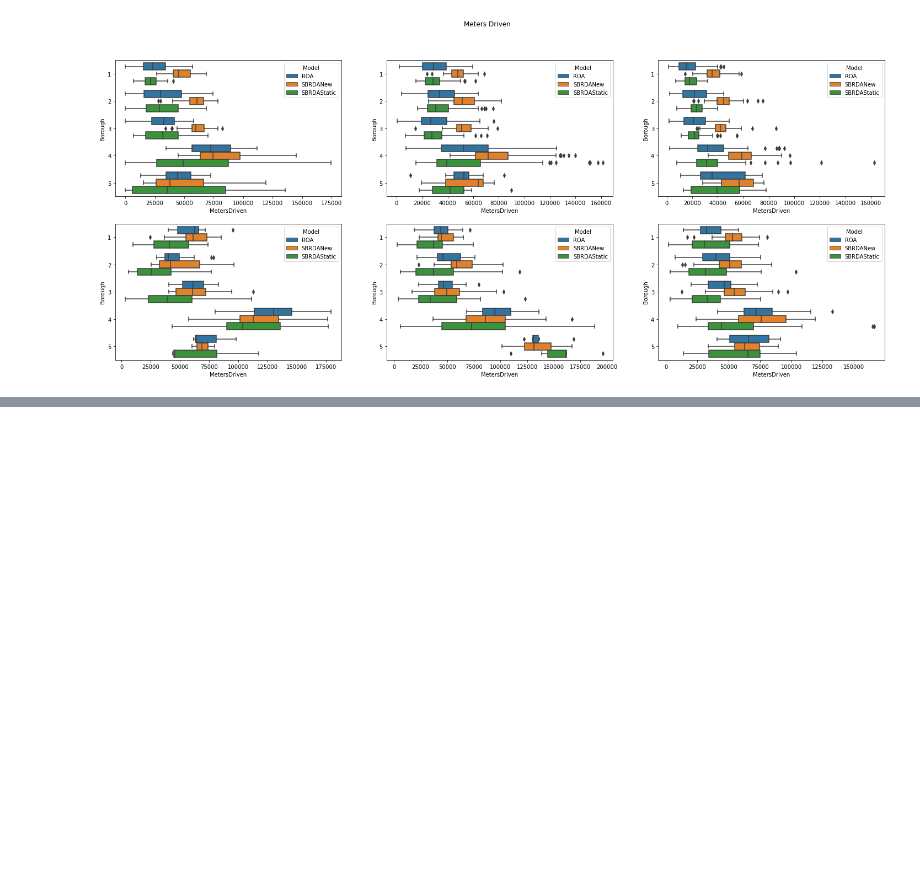
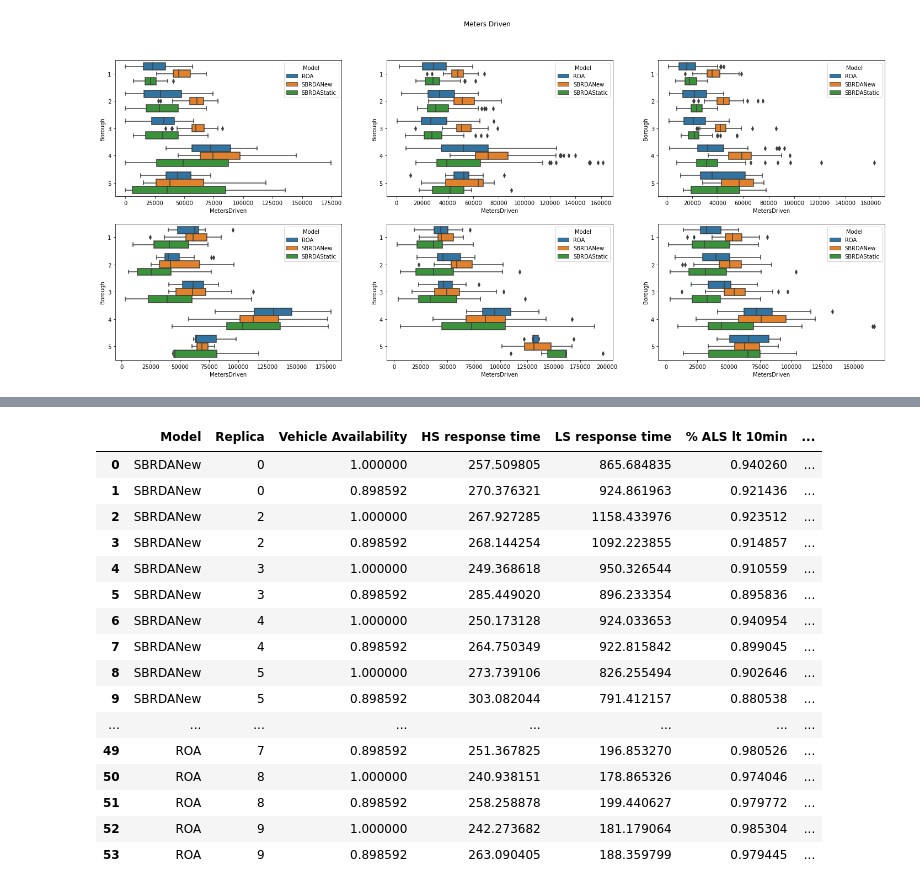
Before and after one commit to yamilbknsu/ems-ny-data, a Jupyter notebook: StatisticsDisplay3.ipynb, the cells around one changed output, grey strips where cells are left out. Drawn from its saved outputs; the diff is of its cells as text; code cells hidden in the pictures; blank space fills up the shorter version.

```diff
--- a/StatisticsDisplay3.ipynb
+++ b/StatisticsDisplay3.ipynb
@@ -213,31 +213,3 @@ for m in model:
-# %%
-with open('test2.pickle', 'rb') as f:
-    statistics = pickle.load(f)
-for v in statistics[1].keys():
-    ambulance_time = statistics[1][v]['Statistics']['TimeInSystem'].data
-    borough = statistics[1][v]['Statistics']['Borough'].data
-    Type = statistics[1][v]['Statistics']['Type'].data
-    Shift = statistics[1][v]['Statistics']['Shift'].data
-    MetersDriven = statistics[1][v]['Statistics']['MetersDriven'].data[-1][1]
-
-    vehicle_state_1_time = 0
-    vehicle_state_2_time = 0
-    for i, d in enumerate(statistics[1][v]['Statistics']['State'].data[:-1]):
-        if d[1] == 1:
-            vehicle_state_1_time += statistics[1][v]['Statistics']['State'].data[i+1][0] - d[0]
-        elif d[1] == 2:
-            vehicle_state_2_time += statistics[1][v]['Statistics']['State'].data[i+1][0] - d[0]
-
-
-    relocations = 0
-    for i, r in enumerate(statistics[1][v]['Record'][1:]):
-        if r[1] is not None and r[2] is not None and r[3] == 'None' and statistics[1][v]['Record'][i][3] == 'None':
-            relocations += 1
-
-    #print(v, ambulance_time, vehicle_state_1_time, vehicle_state_2_time)
-    server_utilization = ['New Model', Shift, borough, Type, v, relocations, statistics[1][v]['Statistics']['BusyWorkload'].data[-1][1]/ambulance_time, (ambulance_time - vehicle_state_1_time - vehicle_state_2_time)/ambulance_time, vehicle_state_1_time/ambulance_time, vehicle_state_2_time/ambulance_time, MetersDriven]
-    utilization.append(server_utilization)
-utilization_df = pd.DataFrame(utilization, columns = ['Model', 'Shift', 'Borough', 'Type', 'id', 'Relocations', 'Busy', 'Idle', 'Reloc', 'Att', 'MetersDriven']).sort_values(['Model','Idle'])
 # %% [markdown]
 #### Plot
 # %%
@@ -291,0 +261,29 @@ Name: Relocations, dtype: int64
+# %%
+file_name = 'D:/FTP results/Just borough 1 (2)/friday_{}_{}_0.7_0.05_Base_{}ALS{}BLS_86400_0_8_864000_60_1_1e-06_2160_1200_800_3600.pickle'
+data = []
+for model, replica, vehicles in itertools.product(['SBRDANew', 'SBRDAStatic', 'ROA'], [0,2,3,4,5,6,7,8,9], [[355, 802], [319, 722]]):
+    with open(file_name.format(model, replica, vehicles[0], vehicles[1]), 'rb') as f:
+        statistics = pickle.load(f)
+
+    data.append([model, replica, vehicles[0] / 355, statistics[0]['HSresponseTime'].average(), statistics[0]['LSresponseTime'].average(), statistics[0]['PercentageALSlt10min'].average(), statistics[0]['PercentageALSlt8min'].average(), statistics[0]['PercentageALSlt7min'].average()])
+data_df = pd.DataFrame(data, columns=['Model', 'Replica', 'Vehicle Availability', 'HS response time', 'LS response time', '% ALS lt 10min', '% ALS lt 8min', '% ALS lt 7min'])
+# %%
+data_df#.groupby(['Model', 'Vehicle Availability']).mean()
+# %% [output]
+|  | Model | Replica | Vehicle Availability | HS response time | LS response time | % ALS lt 10min | ... |
+| 0 | SBRDANew | 0 | 1.000000 | 257.509805 | 865.684835 | 0.940260 | ... |
+| 1 | SBRDANew | 0 | 0.898592 | 270.376321 | 924.861963 | 0.921436 | ... |
+| 2 | SBRDANew | 2 | 1.000000 | 267.927285 | 1158.433976 | 0.923512 | ... |
+| 3 | SBRDANew | 2 | 0.898592 | 268.144254 | 1092.223855 | 0.914857 | ... |
+| 4 | SBRDANew | 3 | 1.000000 | 249.368618 | 950.326544 | 0.910559 | ... |
+| 5 | SBRDANew | 3 | 0.898592 | 285.449020 | 896.233354 | 0.895836 | ... |
+| 6 | SBRDANew | 4 | 1.000000 | 250.173128 | 924.033653 | 0.940954 | ... |
+| 7 | SBRDANew | 4 | 0.898592 | 264.750349 | 922.815842 | 0.899045 | ... |
+| 8 | SBRDANew | 5 | 1.000000 | 273.739106 | 826.255494 | 0.902646 | ... |
+| 9 | SBRDANew | 5 | 0.898592 | 303.082044 | 791.412157 | 0.880538 | ... |
+| ... | ... | ... | ... | ... | ... | ... | ... |
+| 49 | ROA | 7 | 0.898592 | 251.367825 | 196.853270 | 0.980526 | ... |
+| 50 | ROA | 8 | 1.000000 | 240.938151 | 178.865326 | 0.974046 | ... |
+| 51 | ROA | 8 | 0.898592 | 258.258878 | 199.440627 | 0.979772 | ... |
+| 52 | ROA | 9 | 1.000000 | 242.273682 | 181.179064 | 0.985304 | ... |
+| 53 | ROA | 9 | 0.898592 | 263.090405 | 188.359799 | 0.979445 | ... |
```
Also changed, not shown: parts of 10 cells of this notebook, 6 other files.
